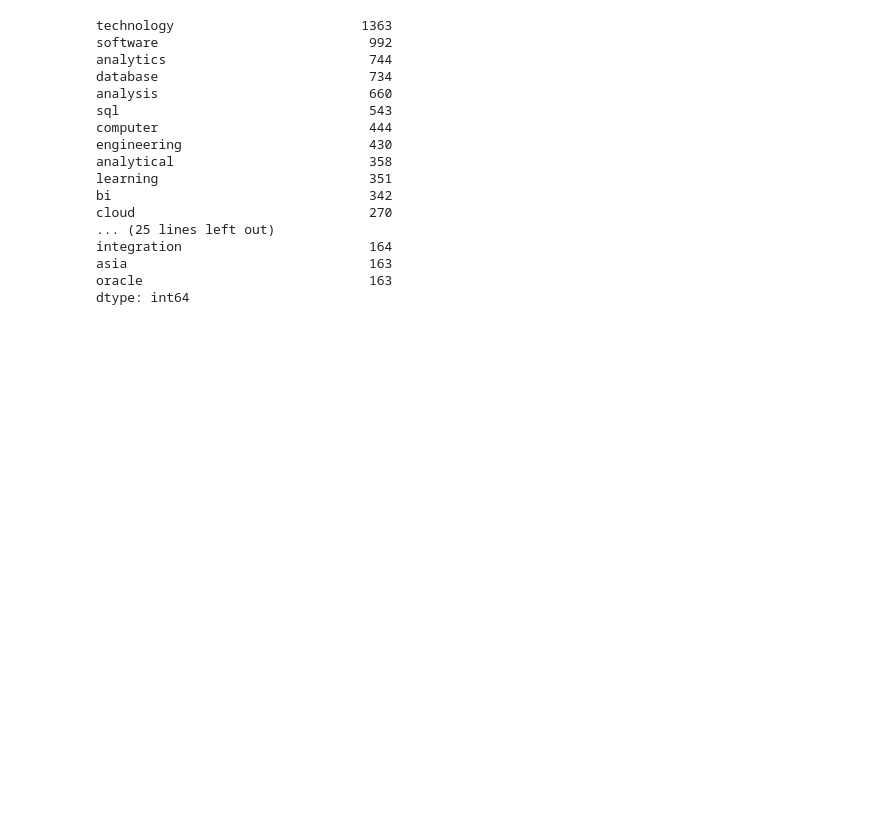
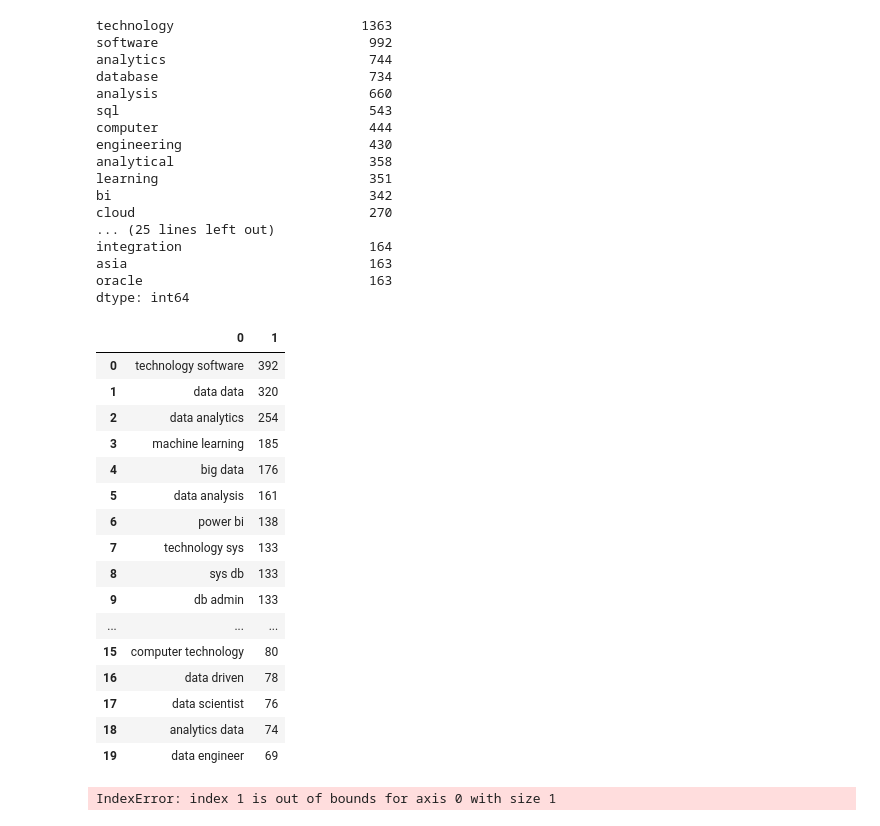
Before and after one commit to roosern-dev/Malaysia_data_jobs_analysis, a Jupyter notebook: data/cleaning.ipynb, the cells around one changed output. Saved outputs shown, nothing was run; the diff lists cells and outputs as text; code cells hidden in the pictures; blank space fills up the shorter version.

```diff
--- a/data/cleaning.ipynb
+++ b/data/cleaning.ipynb
@@ -867,3 +868,46 @@ integration                        164
 asia                               163
 oracle                             163
 dtype: int64
+# %%
+def get_top_n_words(corpus,n=None):
+    vec = CountVectorizer(ngram_range=(2,2)).fit(corpus) # generate a dictionary from abstract
+    bag_of_words = vec.transform(corpus)
+    #bag_of_words = CountVectorizer().fit_transform(corpus) # create a matrix based on the dictionary
+
+    # vocab = vec.vocabulary_
+    # count_values = bag_of_words.toarray().sum(axis=0)
+
+    # for ng_count, ng_text in sorted([(count_values[i],k) for k,i in vocab.items()][:20], reverse=True):
+    #     print(ng_count, ng_text)
+
+    sum_words = bag_of_words.sum(axis=0) # sum the occurrence
+    word_freq = [(word, sum_words[0,idx]) for word, idx in vec.vocabulary_.items()] # generate the word with occurrence
+    words_freq = sorted(word_freq, key=lambda x:x[1],reverse=True) # sort from highest count to lowest
+    return words_freq[:n] # return n top words
+    return vec, sum_words
+# %%
+n_count = get_top_n_words(df_data_jobs_clean_description['job_requirement'].tolist(), 20)
+# %%
+pd.DataFrame(n_count)
+# %% [output]
+|  | 0 | 1 |
+| 0 | technology software | 392 |
+| 1 | data data | 320 |
+| 2 | data analytics | 254 |
+| 3 | machine learning | 185 |
+| 4 | big data | 176 |
+| 5 | data analysis | 161 |
+| 6 | power bi | 138 |
+| 7 | technology sys | 133 |
+| 8 | sys db | 133 |
+| 9 | db admin | 133 |
+| ... | ... | ... |
+| 15 | computer technology | 80 |
+| 16 | data driven | 78 |
+| 17 | data scientist | 76 |
+| 18 | analytics data | 74 |
+| 19 | data engineer | 69 |
+# %%
+sum_words[1,2]
+# %% [output]
+IndexError: index 1 is out of bounds for axis 0 with size 1
```
Also changed, not shown: parts of 1 cell of this notebook.
